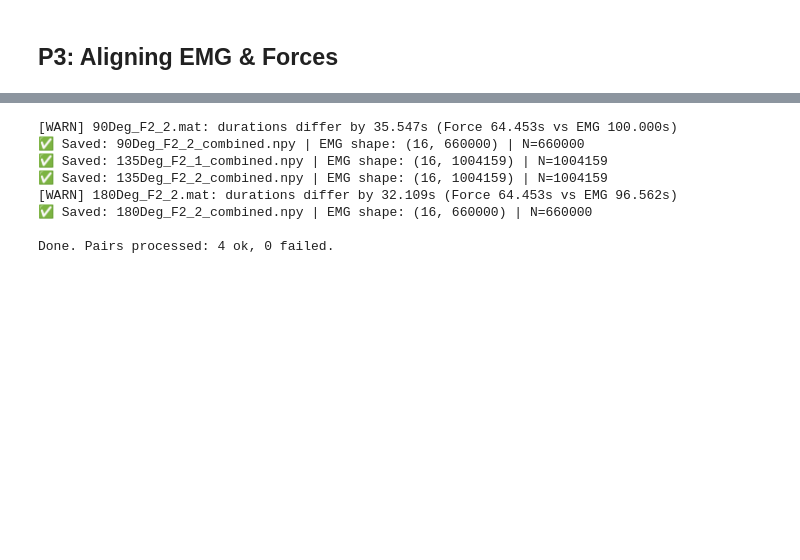
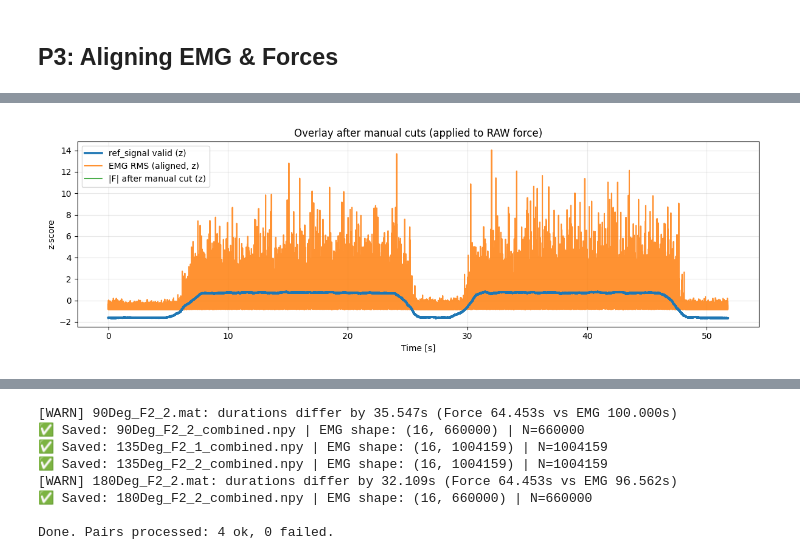
Before and after one commit to Jihagen/IntMS_EEG, a Jupyter notebook: data/preprocessing/forces.ipynb, the cells around one changed output, grey strips where cells are left out. Drawn from its saved outputs; the diff is of its cells as text; code cells hidden in the pictures; blank space fills up the shorter version.

```diff
--- a/data/preprocessing/forces.ipynb
+++ b/data/preprocessing/forces.ipynb
@@ -487,0 +792,99 @@ Need to be debugged:   ("/Users/juliahagen/IntMS_EEG/data/P3_forces_cut/135Deg_F
+# %%
+import numpy as np
+import matplotlib.pyplot as plt
+
+# ---------- your manual cuts ----------
+CUTS = [(280_000, 500_000), (750_000, None)]  # None = to end
+
+force_series_names = [
+    "force_conv",
+    "force_conv_abs",
+    "force_raw",
+    "force_raw_abs",
+    "force_target",
+    "force_target_abs",
+]
+
+def z_nan_safe(x):
+    x = np.asarray(x, float).ravel()
+    m = np.nanmean(x); s = np.nanstd(x)
+    if not np.isfinite(m): m = 0.0
+    if not np.isfinite(s) or s == 0: s = 1.0
+    return (x - m) / s
+
+def apply_mask_force(F_raw, mask, series_names):
+    """Apply 1D mask along time axis (last axis) to selected entries in RAW FORCE dict."""
+    for name in series_names:
+        if name not in F_raw:
+            continue
+        arr = np.asarray(F_raw[name])
+        if arr.ndim == 1:
+            if arr.shape[0] != mask.shape[0]:
+                raise ValueError(f"{name}: len={arr.shape[0]} mask={mask.shape[0]}")
+            F_raw[name] = arr[mask]
+        elif arr.ndim == 2:
+            if arr.shape[-1] != mask.shape[0]:
+                raise ValueError(f"{name}: lastdim={arr.shape[-1]} mask={mask.shape[0]}")
+            F_raw[name] = arr[..., mask]
+    return F_raw
+
+# ---------- RELOAD RAW FILES FRESH ----------
+#F_raw = load_mat(force_mat)   # <-- your existing function
+#E_raw = load_mat(emg_mat)
+
+fsF = get_fs(F_raw)
+fsE = get_fs(E_raw)
+
+# raw force arrays
+Fx0, Fy0, Fab0 = extract_force(F_raw)
+
+# ref valid
+ref = extract_ref(E_raw)
+ref = np.asarray(ref, float).ravel()
+valid_idx = np.nonzero(np.isfinite(ref))[0]
+ref_valid = ref[valid_idx]
+
+# ---------- build mask on RAW force length ----------
+N = Fab0.size
+mask = np.ones(N, dtype=bool)
+for a, b in CUTS:
+    a = max(0, min(int(a), N))
+    b = N if b is None else max(0, min(int(b), N))
+    mask[a:b] = False
+
+print(f"N_force_raw={N}")
+print("Cuts:", [(a, (N if b is None else b)) for a,b in CUTS])
+print("Remaining after delete:", int(mask.sum()))
+
+# ---------- apply mask to RAW force dict + re-extract ----------
+F_cut = dict(F_raw)  # shallow copy is fine
+F_cut = apply_mask_force(F_cut, mask, force_series_names)
+
+Fx, Fy, Fab = extract_force(F_cut)
+print("len(Fab_cut) =", Fab.size, "| len(ref_valid) =", ref_valid.size)
+
+# ---------- build a time axis for plotting ----------
+fs = fsF
+L = min(Fab.size, ref_valid.size)
+t = np.arange(L) / fs
+
+# optional: EMG RMS aligned to t
+EMG = extract_emg(E_raw)
+tE = np.arange(EMG.shape[1]) / fsE
+emg_rms_raw = np.sqrt(np.nanmean(np.asarray(EMG, float)**2, axis=0))
+emg_rms_al  = np.interp(t, tE, emg_rms_raw, left=emg_rms_raw[0], right=emg_rms_raw[-1])
+
+# ---------- plot overlay ----------
+plt.figure(figsize=(12,4))
+plt.plot(t, z_nan_safe(ref_valid[:L]),  label="ref_signal valid (z)", lw=2.6, zorder=10)
+plt.plot(t, z_nan_safe(emg_rms_al[:L]), label="EMG RMS (aligned, z)", lw=1.5, alpha=0.85, zorder=2)
+plt.plot(t, z_nan_safe(Fab[:L]),        label="|F| after manual cut (z)", lw=1.5, alpha=0.85, zorder=2)
+
+plt.title("Overlay after manual cuts (applied to RAW force)")
+plt.xlabel("Time [s]")
+plt.ylabel("z-score")
+plt.legend()
+plt.grid(alpha=0.3)
+plt.tight_layout()
+plt.show()
+# %% [output]
@@ -487,0 +895 @@ Need to be debugged:   ("/Users/juliahagen/IntMS_EEG/data/P3_forces_cut/135Deg_F
+[figure, added]
```
Also changed, not shown: parts of 21 cells of this notebook, 10 other files.
